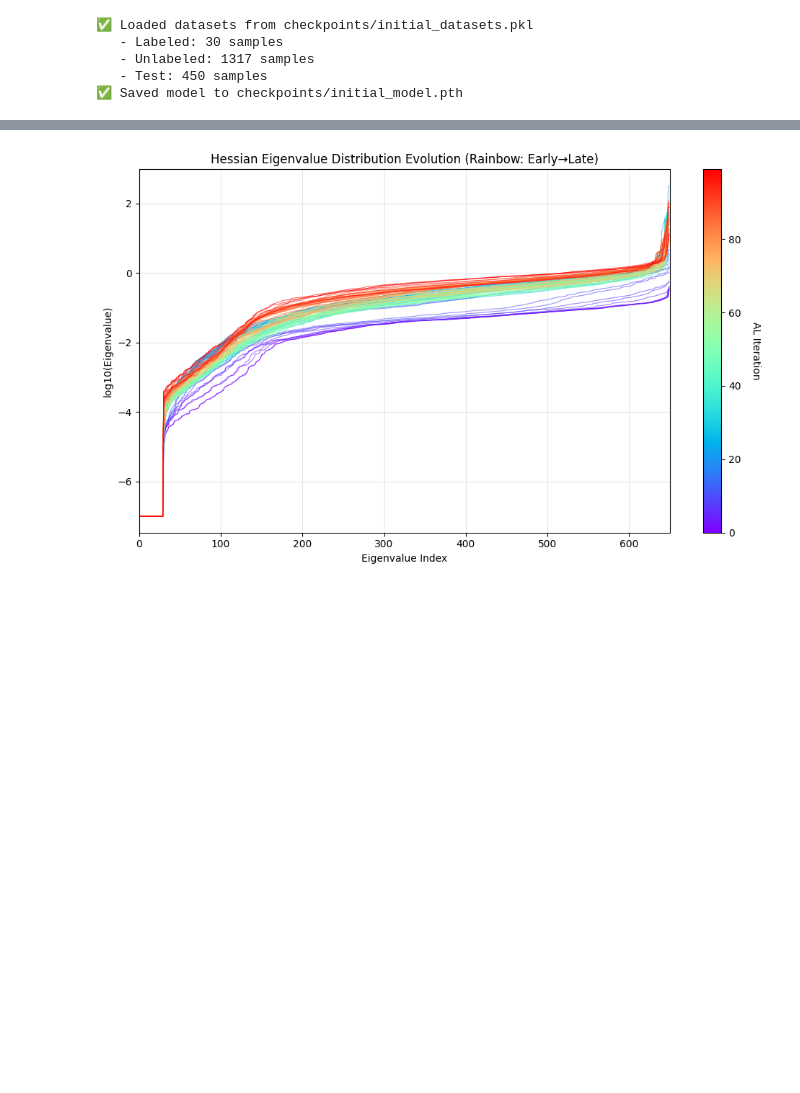
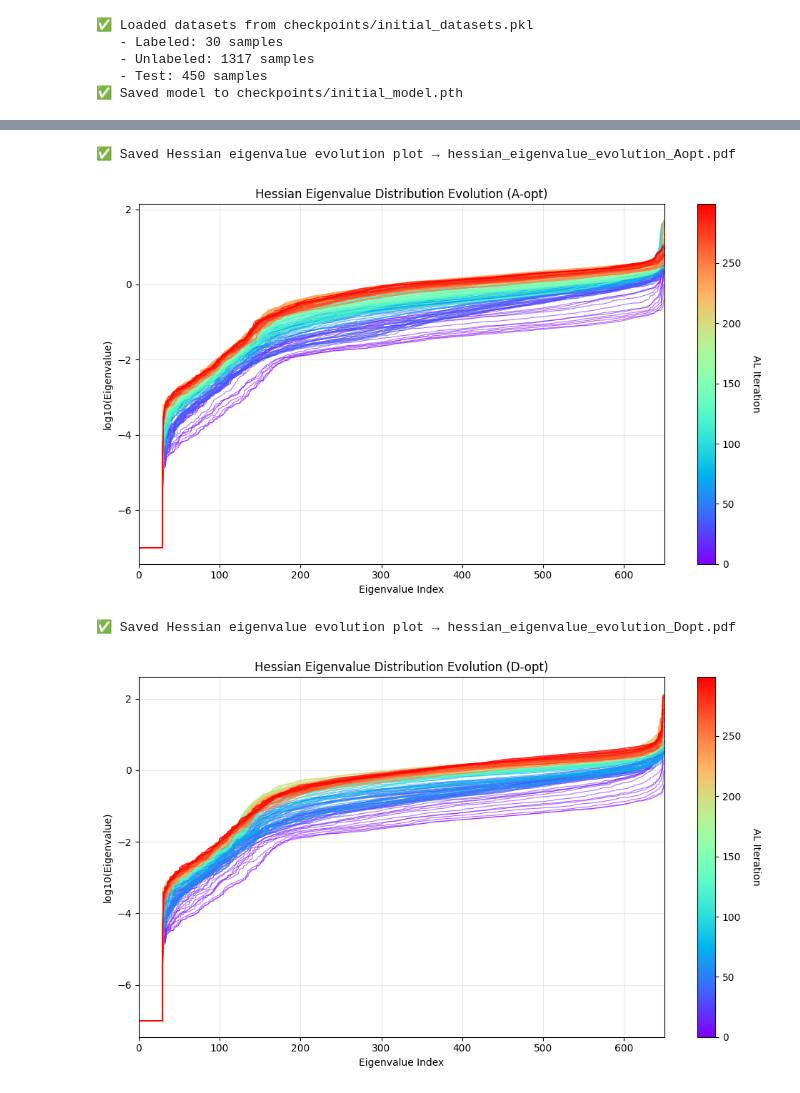
Before and after one commit to MaryDenyaGoyio/fisher-al, a Jupyter notebook: experiments/checker.ipynb, the cells around one changed output, grey strips where cells are left out. Saved outputs shown, nothing was run; the diff lists cells and outputs as text; code cells hidden in the pictures; blank space fills up the shorter version.

```diff
--- a/experiments/checker.ipynb
+++ b/experiments/checker.ipynb
@@ -737,9 +737,9 @@ def AoptScore_per_sample(model, x, Hessian, eps=1e-10):
         C = Hinv.unsqueeze(1) * U_i         # (n_params, d_out)
         A = torch.eye(U_i.shape[1], device=U_i.device) + (U_i.T @ C)  # (d_out, d_out)
         A = A + eps * torch.eye(A.shape[0], device=A.device)
-        S = C.T @ C                          # (d_out, d_out)
-        X = torch.linalg.solve(A, S)         # (d_out, d_out)
-        deltas.append(torch.trace(X))
+        A_inv = torch.linalg.inv(A)            # (d_out, d_out)
+        V = C @ symmetric_matrix_sqrt(A_inv)
+        deltas.append(torch.sum(V**2))
     return torch.stack(deltas)  # (b,)
 
 def selection_AL_scores(model, unlabeled_set, Hessian, score_type='Aopt', top_k=10):
@@ -825,12 +825,13 @@ save_model(model, save_path='checkpoints/initial_model.pth')
    - Test: 450 samples
 ✅ Saved model to checkpoints/initial_model.pth
 # %%
-for score_type in ['Dopt']:
+for score_type in ['Aopt','Dopt']:
     Hessian_data_list = []
     accuracy_list = []
     print(f"\n=== Active Learning with {score_type} scores ===")
     load_model(model, load_path='checkpoints/initial_model.pth')
     train_set_Labeled, train_set_Unlabeled, test_set = load_datasets(load_path='checkpoints/initial_datasets.pkl')
+    test_loader = DataLoader(test_set, batch_size=256, shuffle=False)
 
     n_AL_iterations = 300
 
@@ -895,35 +890,38 @@ def plot_hessian_eigenvalue_evolution(Hessian_data_list, title_suffix='', save_p
     """
     Hessian_data_list: list of np.arrays of eigenvalues at each AL iteration
     title_suffix: additional string to add to the plot title
     save_path: if provided, saves the figure to this path
     """
     n_iterations = len(Hessian_data_list)
-    colors = cm.viridis(np.linspace(0, 1, n_iterations))
+    colors = cm.rainbow(np.linspace(0, 1, n_iterations))  # viridis → rainbow
 
     plt.figure(figsize=(10, 6))
     for i in range(n_iterations):
         sorted_eigvals = np.sort(Hessian_data_list[i])
         plt.plot(np.log10(sorted_eigvals + 1e-7), color=colors[i], alpha=0.6, linewidth=0.8)
 
     plt.xlabel('Eigenvalue Index')
     plt.ylabel('log10(Eigenvalue)')
     plt.xlim(0, len(Hessian_data_list[0]))
     plt.title(f'Hessian Eigenvalue Distribution Evolution {title_suffix}')
     plt.grid(True, alpha=0.3)
 
     # Colorbar 추가
-    sm = cm.ScalarMappable(cmap='viridis', norm=plt.Normalize(vmin=0, vmax=n_iterations-1))
+    sm = cm.ScalarMappable(cmap='rainbow', norm=plt.Normalize(vmin=0, vmax=n_iterations-1))
     sm.set_array([])
     cbar = plt.colorbar(sm, ax=plt.gca())
     cbar.set_label('AL Iteration', rotation=270, labelpad=20)
 
     plt.tight_layout()
     if save_path:
         plt.savefig(save_path, bbox_inches='tight', dpi=300)
         print(f"✅ Saved Hessian eigenvalue evolution plot → {save_path}")
     plt.show()
 
-plot_hessian_eigenvalue_evolution(Hessian_data_Aopt, title_suffix='(A-opt)', save_path='figs/hessian_eigenvalue_evolution_Aopt.png')
-plot_hessian_eigenvalue_evolution(Hessian_data_Dopt, title_suffix='(D-opt)', save_path='figs/hessian_eigenvalue_evolution_Dopt.png')
+plot_hessian_eigenvalue_evolution(Hessian_data_Aopt, title_suffix='(A-opt)', save_path='hessian_eigenvalue_evolution_Aopt.pdf')
+plot_hessian_eigenvalue_evolution(Hessian_data_Dopt, title_suffix='(D-opt)', save_path='hessian_eigenvalue_evolution_Dopt.pdf')
 # %% [output]
+✅ Saved Hessian eigenvalue evolution plot → hessian_eigenvalue_evolution_Aopt.pdf
-[figure, old version]
+[figure, new version]
+✅ Saved Hessian eigenvalue evolution plot → hessian_eigenvalue_evolution_Dopt.pdf
+[figure, added]
```
Also changed, not shown: parts of 5 cells of this notebook, 11 other files.
